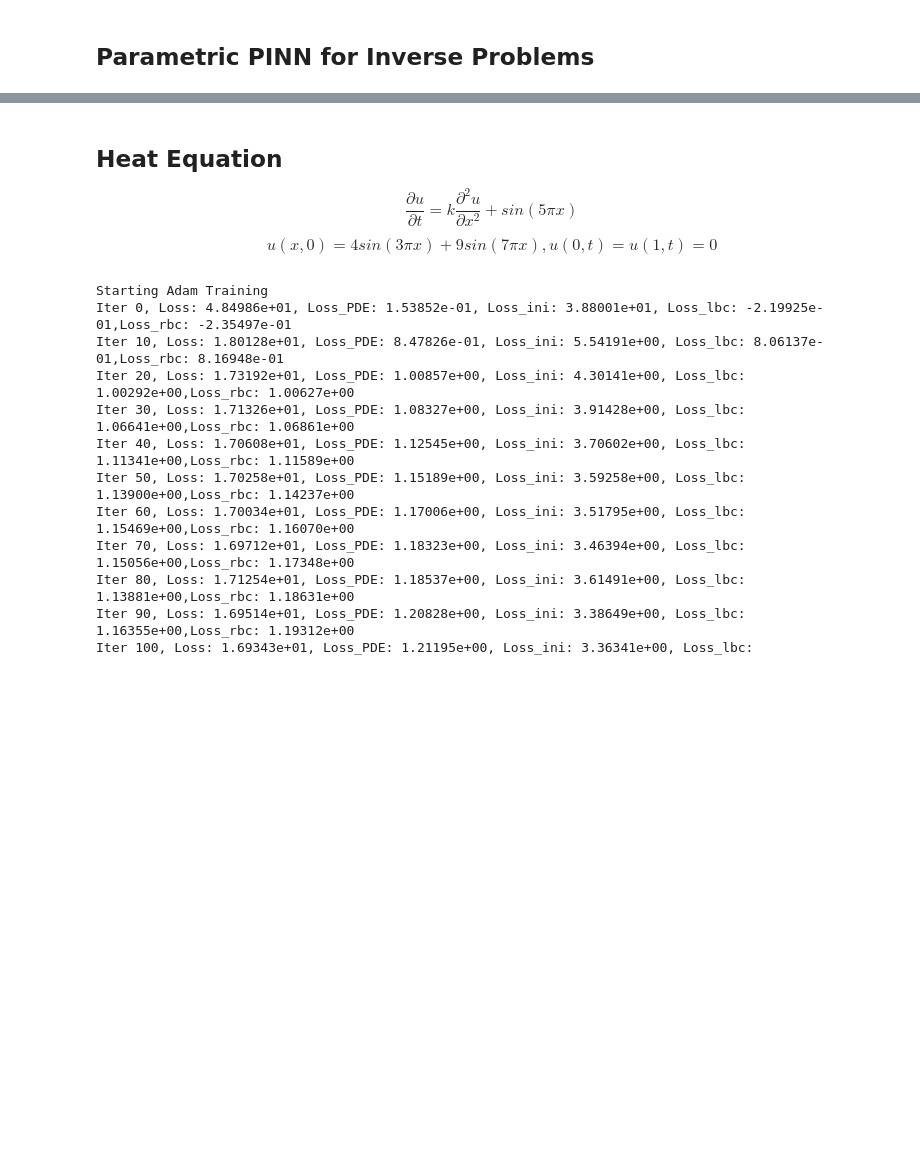
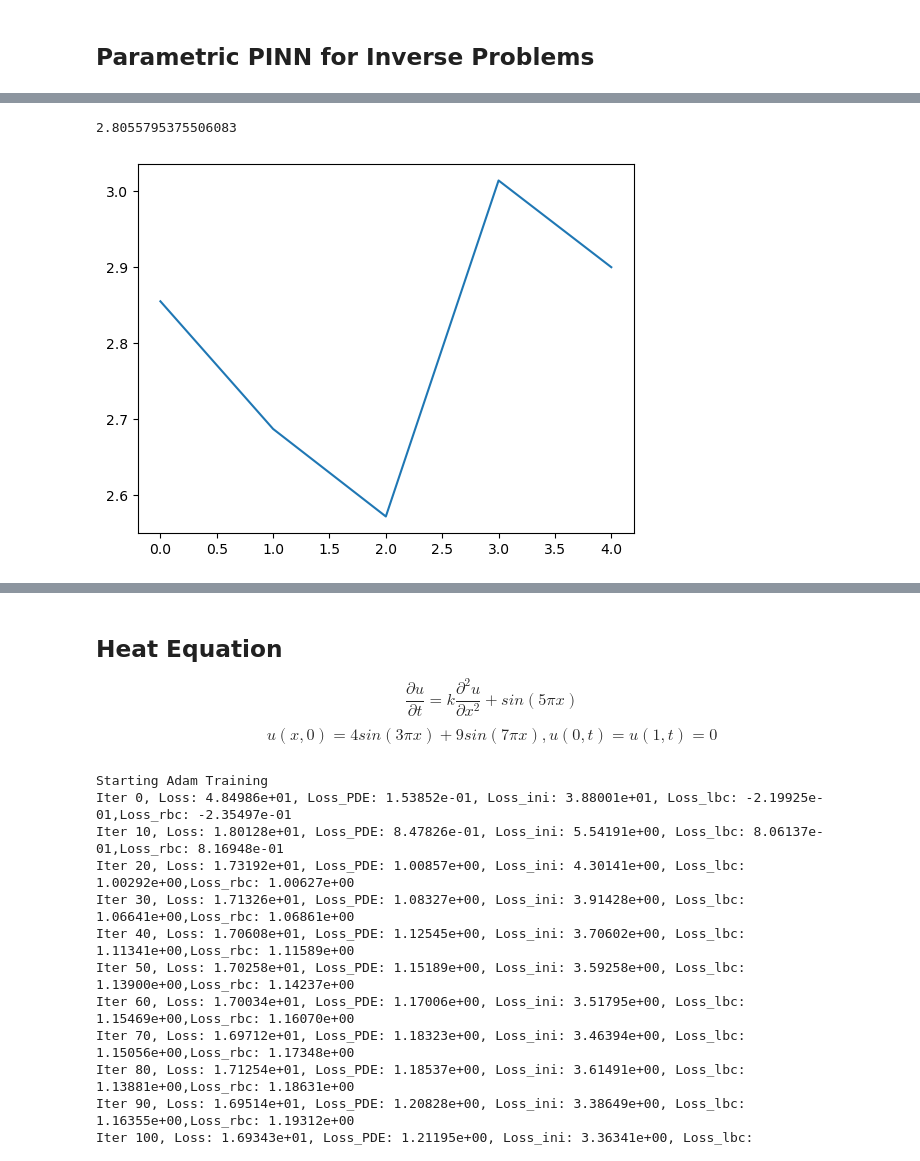
Before and after one commit to ChristianJzB/Projects, a Jupyter notebook: Deep_Solvers/gala/AI4Eq/Ensemble.ipynb, the cells around one changed output, grey strips where cells are left out. Saved outputs shown, nothing was run; the diff lists cells and outputs as text; code cells hidden in the pictures; blank space fills up the shorter version.

```diff
--- a/Deep_Solvers/gala/AI4Eq/Ensemble.ipynb
+++ b/Deep_Solvers/gala/AI4Eq/Ensemble.ipynb
@@ -133,8 +93,8 @@ def train_adam(pinn,optimizer,epochs, sample_size = 100, minval_param = 0.2,maxv
       for i in range(epochs):
         pde_domain,ini_c,left_bc,right_bc = data_pde(sample_size,minval_param,maxval_param)
 
-        pde_domain,ini_c = Variable(pde_domain,requires_grad=True),Variable(ini_c,requires_grad=True)
-        left_bc,right_bc = Variable(left_bc,requires_grad=True),Variable(right_bc,requires_grad=True)
+        pde_domain,ini_c = Variable(pde_domain,requires_grad=True).to(device),Variable(ini_c,requires_grad=True).to(device)
+        left_bc,right_bc = Variable(left_bc,requires_grad=True).to(device),Variable(right_bc,requires_grad=True).to(device)
 
         for _ in range(repetitions):
                 optimizer.zero_grad()
@@ -166,8 +126,8 @@ def train_LBFGS(pinn,optimizer, sample_size = 100,minval_param = 0.2,maxval_para
 
     pde_domain,ini_c,left_bc,right_bc = data_pde(sample_size,minval_param,maxval_param)
 
-    pde_domain,ini_c = Variable(pde_domain,requires_grad=True),Variable(ini_c,requires_grad=True)
-    left_bc,right_bc = Variable(left_bc,requires_grad=True),Variable(right_bc,requires_grad=True)
+    pde_domain,ini_c = Variable(pde_domain,requires_grad=True).to(device),Variable(ini_c,requires_grad=True).to(device)
+    left_bc,right_bc = Variable(left_bc,requires_grad=True).to(device),Variable(right_bc,requires_grad=True).to(device)
 
     def loss_func_train():
         optimizer.zero_grad()
@@ -236,3 +208,9 @@ Loss: -4.44512e+00, Loss_PDE: -1.95250e+00, Loss_ini: -2.00669e+00, Loss_lbc: -6
+# %%
+plt.plot(np.array(time_per_model)/60)
+print(np.array(time_per_model).mean()/60)
+# %% [output]
+2.8055795375506083
+[figure, added]
 # %%
 x = np.linspace(-1,1,100)
 y = np.linspace(0,1,100)
```
Also changed, not shown: parts of 9 cells of this notebook, 13 other files.
